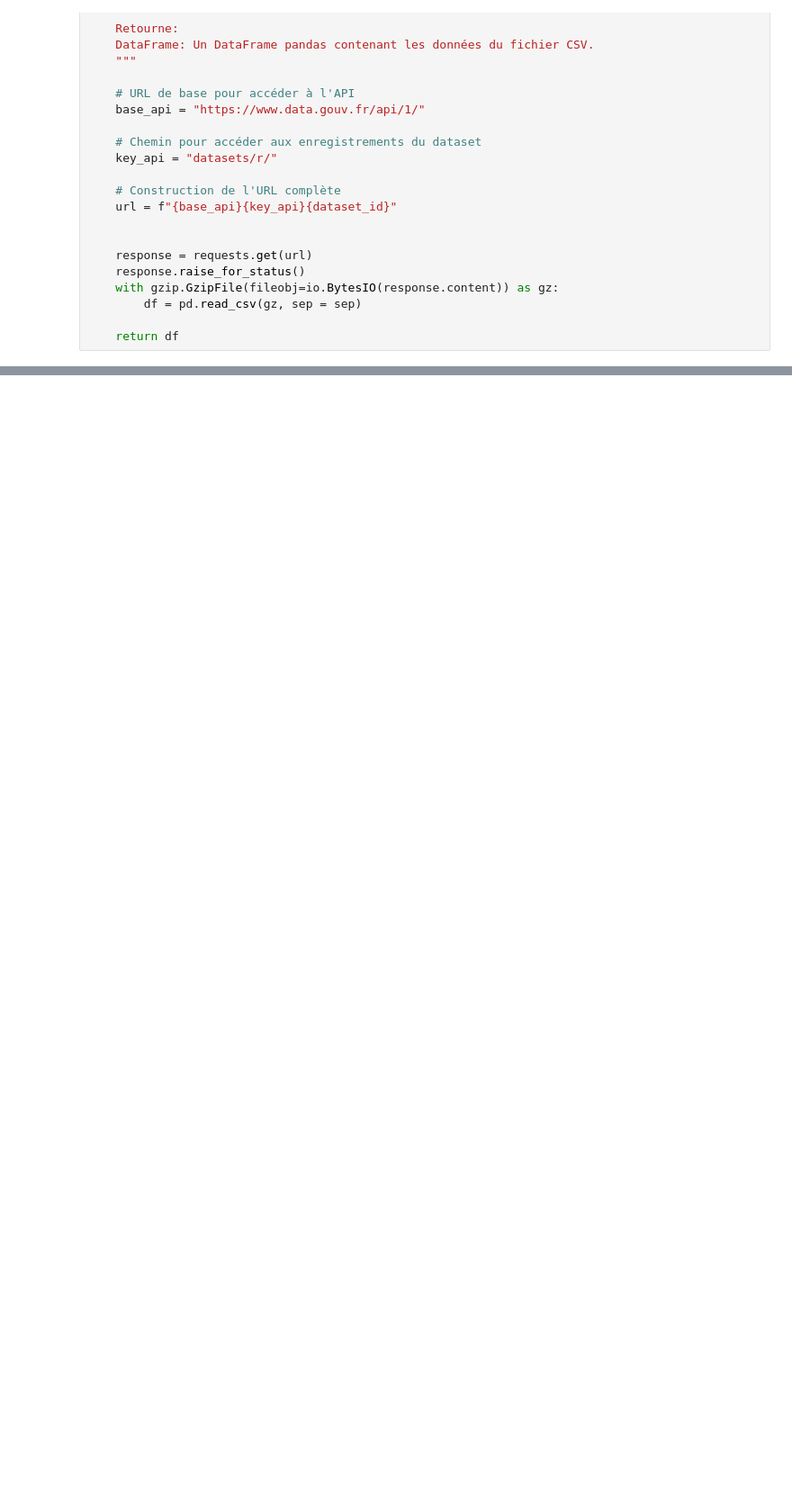
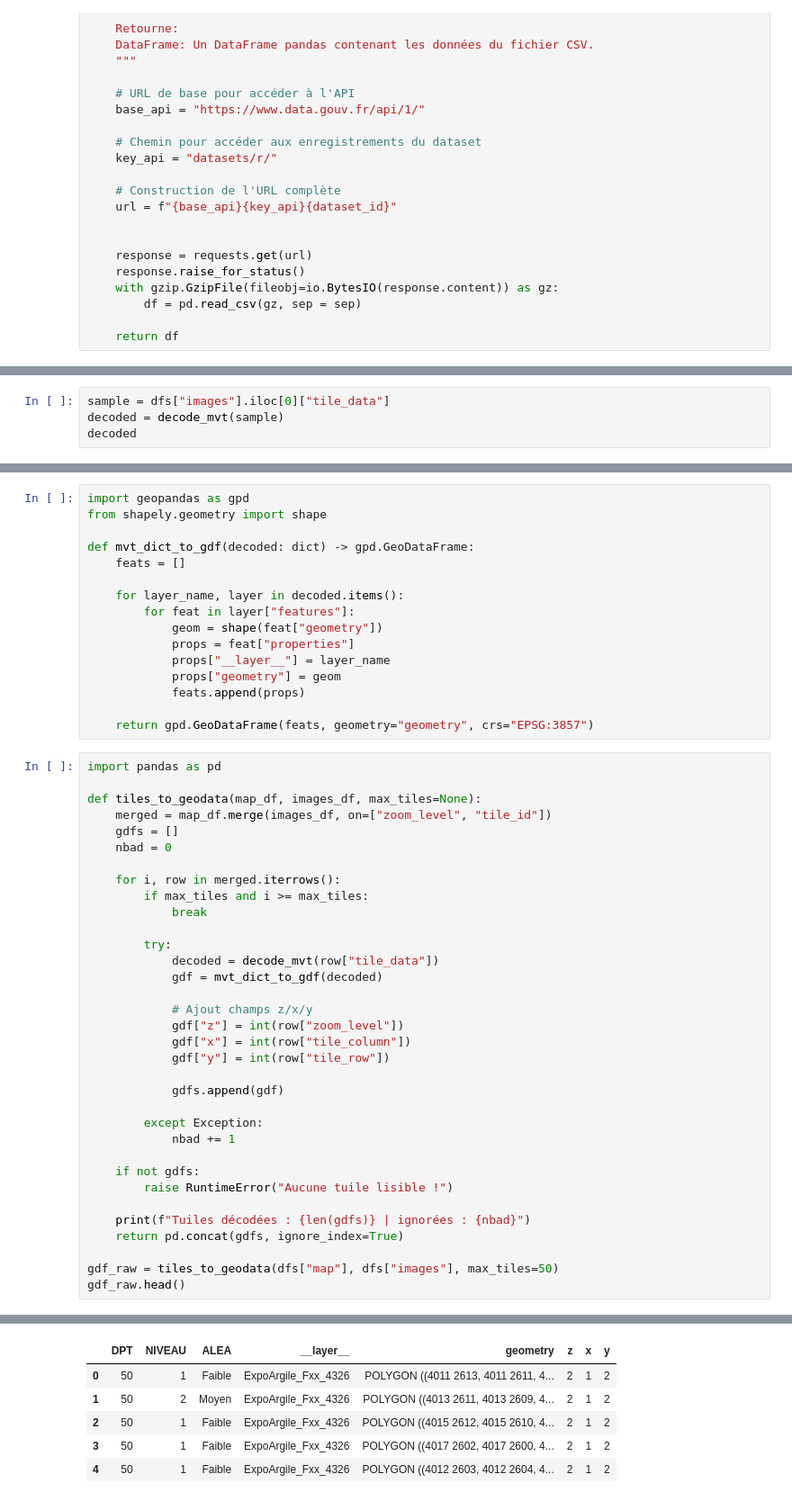
Before and after one commit to Sophie-Monsi/MACHINE-LEARNING-FOR-CLIMATE-RISK, a Jupyter notebook: Database_download.ipynb, the cells around one changed output, grey strips where cells are left out. Shown at 90% size. Drawn from its saved outputs; the diff is of its cells as text; blank space fills up the shorter version.

```diff
--- a/Database_download.ipynb
+++ b/Database_download.ipynb
@@ -305,0 +364,4 @@ BadGzipFile: Not a gzipped file (b'7z')
+# %%
+sample = dfs["images"].iloc[0]["tile_data"]
+decoded = decode_mvt(sample)
+decoded
@@ -305,0 +386,51 @@ BadGzipFile: Not a gzipped file (b'7z')
+# %%
+import geopandas as gpd
+from shapely.geometry import shape
+
+def mvt_dict_to_gdf(decoded: dict) -> gpd.GeoDataFrame:
+    feats = []
+
+    for layer_name, layer in decoded.items():
+        for feat in layer["features"]:
+            geom = shape(feat["geometry"])
+            props = feat["properties"]
+            props["__layer__"] = layer_name
+            props["geometry"] = geom
+            feats.append(props)
+
+    return gpd.GeoDataFrame(feats, geometry="geometry", crs="EPSG:3857")
+# %%
+import pandas as pd
+
+def tiles_to_geodata(map_df, images_df, max_tiles=None):
+    merged = map_df.merge(images_df, on=["zoom_level", "tile_id"])
+    gdfs = []
+    nbad = 0
+
+    for i, row in merged.iterrows():
+        if max_tiles and i >= max_tiles:
+            break
+
+        try:
+            decoded = decode_mvt(row["tile_data"])
+            gdf = mvt_dict_to_gdf(decoded)
+
+            # Ajout champs z/x/y
+            gdf["z"] = int(row["zoom_level"])
+            gdf["x"] = int(row["tile_column"])
+            gdf["y"] = int(row["tile_row"])
+
+            gdfs.append(gdf)
+
+        except Exception:
+            nbad += 1
+
+    if not gdfs:
+        raise RuntimeError("Aucune tuile lisible !")
+
+    print(f"Tuiles décodées : {len(gdfs)} | ignorées : {nbad}")
+    return pd.concat(gdfs, ignore_index=True)
+
+gdf_raw = tiles_to_geodata(dfs["map"], dfs["images"], max_tiles=50)
+gdf_raw.head()
+# %% [output]
@@ -305,0 +438,6 @@ BadGzipFile: Not a gzipped file (b'7z')
+|  | DPT | NIVEAU | ALEA | __layer__ | geometry | z | x | y |
+| 0 | 50 | 1 | Faible | ExpoArgile_Fxx_4326 | POLYGON ((4011 2613, 4011 2611, 4... | 2 | 1 | 2 |
+| 1 | 50 | 2 | Moyen | ExpoArgile_Fxx_4326 | POLYGON ((4013 2611, 4013 2609, 4... | 2 | 1 | 2 |
+| 2 | 50 | 1 | Faible | ExpoArgile_Fxx_4326 | POLYGON ((4015 2612, 4015 2610, 4... | 2 | 1 | 2 |
+| 3 | 50 | 1 | Faible | ExpoArgile_Fxx_4326 | POLYGON ((4017 2602, 4017 2600, 4... | 2 | 1 | 2 |
+| 4 | 50 | 1 | Faible | ExpoArgile_Fxx_4326 | POLYGON ((4012 2603, 4012 2604, 4... | 2 | 1 | 2 |
```
Also changed, not shown: parts of 12 cells of this notebook.
